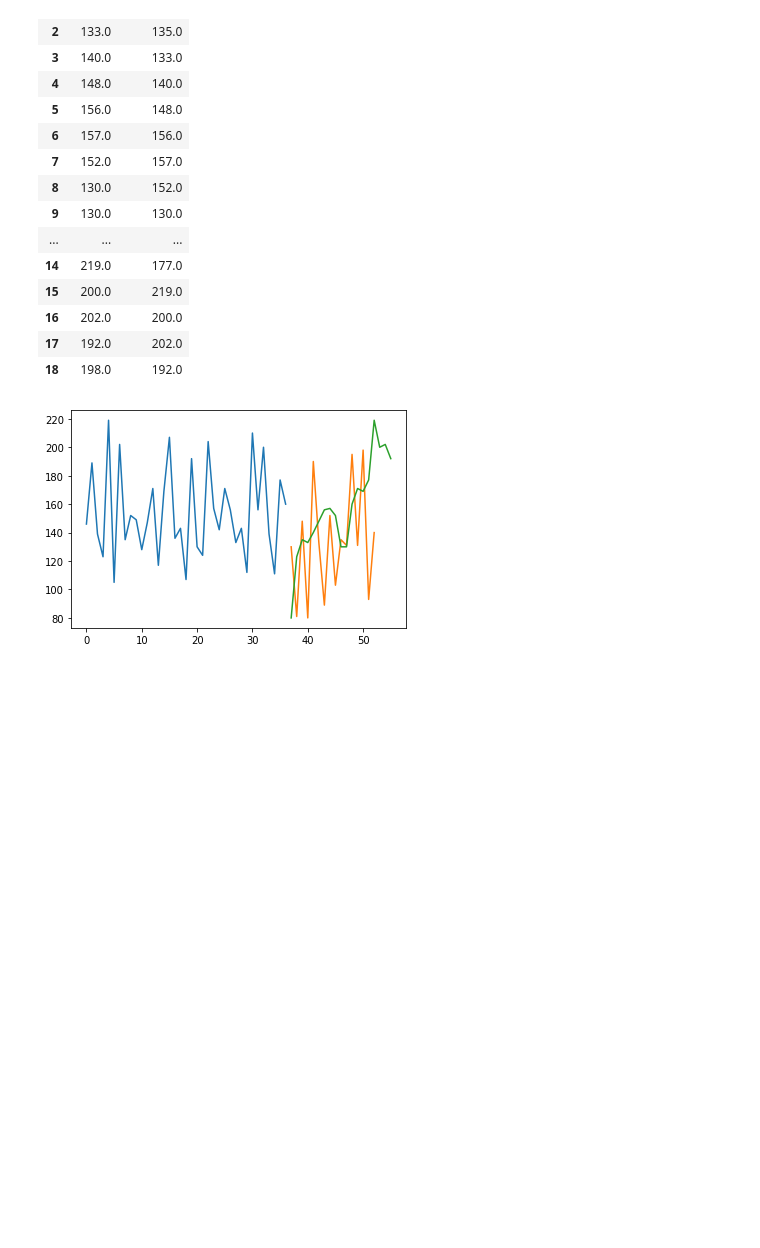
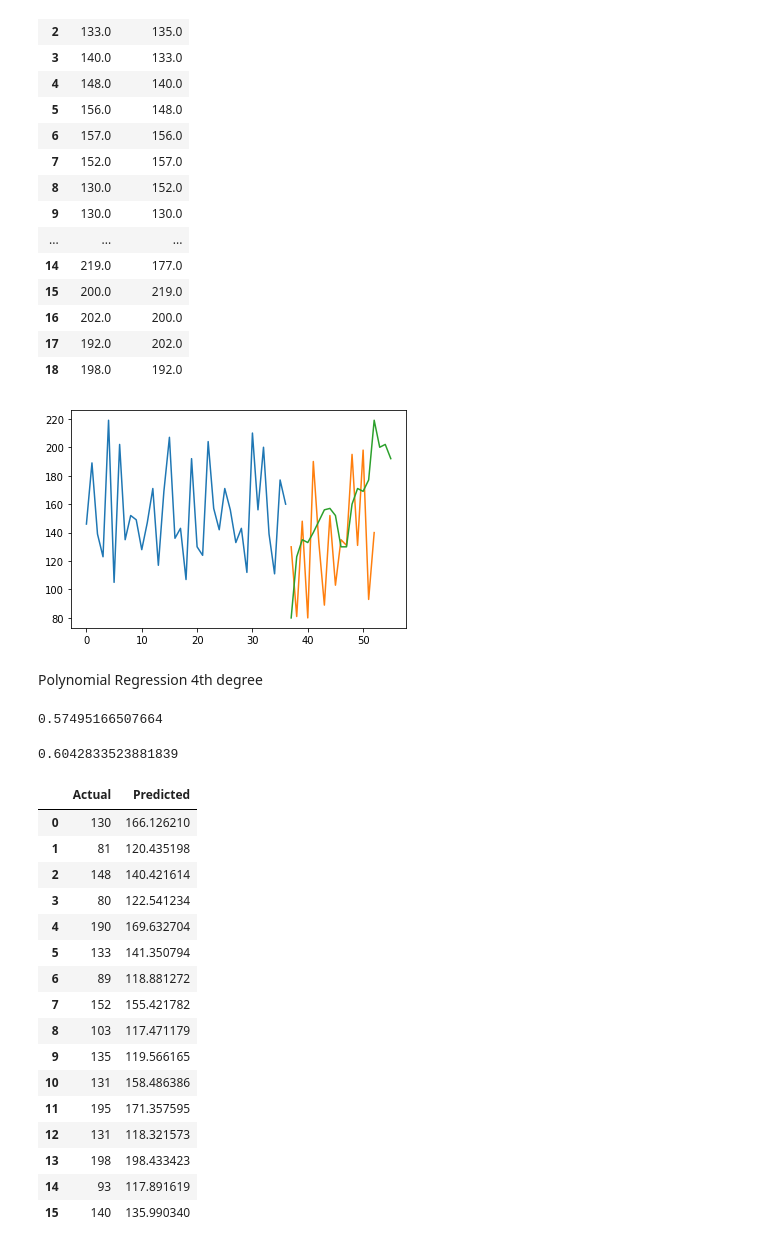
Before and after one commit to TracyRenee61/Misc-Predictions, a Jupyter notebook: TS_Anon_Training_Deficiency.ipynb, the cells around one changed output. Cells and saved outputs as stored; diff of their text form; code cells hidden in the pictures; blank space fills up the shorter version.

```diff
--- a/TS_Anon_Training_Deficiency.ipynb
+++ b/TS_Anon_Training_Deficiency.ipynb
@@ -386,3 +388,42 @@ pyplot.plot([None for i in y_train] + [x for x in predictions])
 pyplot.show()
 # %% [output]
 [figure]
+# %% [markdown]
+Polynomial Regression 4th degree
+# %%
+from sklearn.preprocessing import PolynomialFeatures
+from sklearn.pipeline import make_pipeline
+from sklearn.linear_model import LinearRegression
+
+degree = 4
+model = make_pipeline(PolynomialFeatures(degree), LinearRegression())
+model.fit(X_train, y_train)
+print(model.score(X_train, y_train))
+# %% [output]
+0.57495166507664
+# %%
+y_pred=model.predict(X_val)
+print(model.score(X_val, y_val))
+# %% [output]
+0.6042833523881839
+# %%
+df_val=pd.DataFrame({'Actual': y_val, 'Predicted': y_pred})
+df_val
+# %% [output]
+|  | Actual | Predicted |
+| 0 | 130 | 166.126210 |
+| 1 | 81 | 120.435198 |
+| 2 | 148 | 140.421614 |
+| 3 | 80 | 122.541234 |
+| 4 | 190 | 169.632704 |
+| 5 | 133 | 141.350794 |
+| 6 | 89 | 118.881272 |
+| 7 | 152 | 155.421782 |
+| 8 | 103 | 117.471179 |
+| 9 | 135 | 119.566165 |
+| 10 | 131 | 158.486386 |
+| 11 | 195 | 171.357595 |
+| 12 | 131 | 118.321573 |
+| 13 | 198 | 198.433423 |
+| 14 | 93 | 117.891619 |
+| 15 | 140 | 135.990340 |
```
Also changed, not shown: parts of 7 cells of this notebook.
